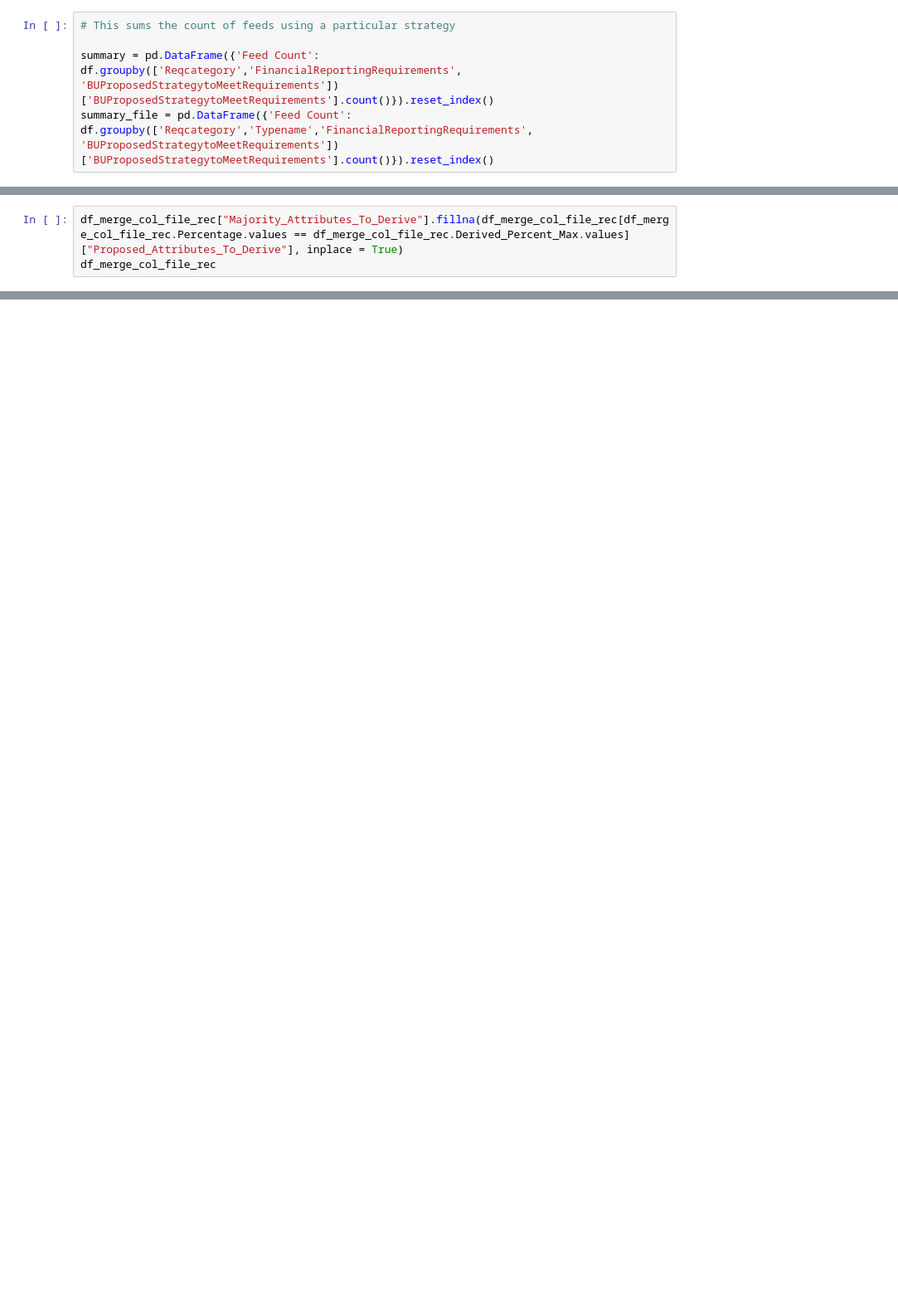
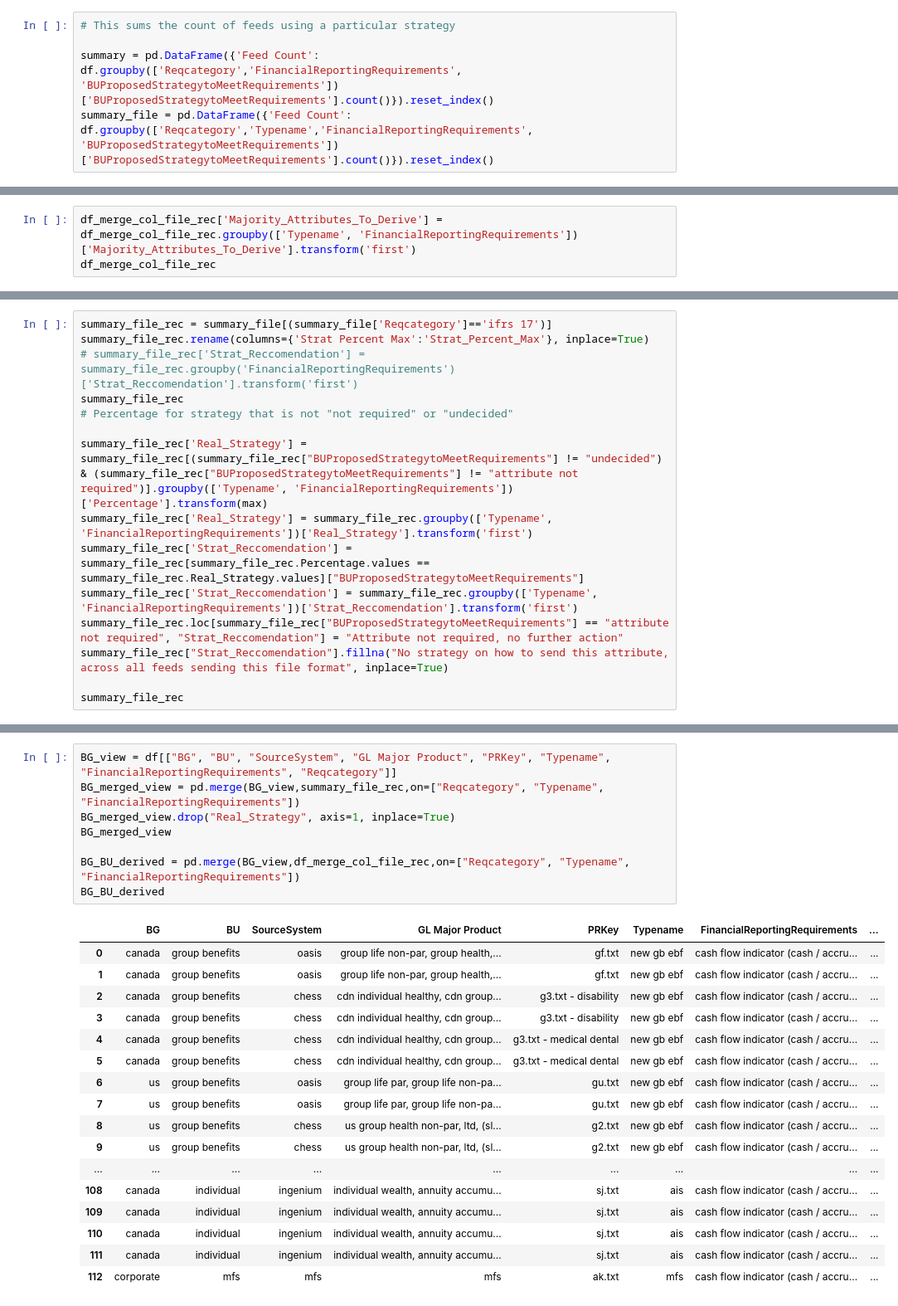
Before and after one commit to LycheeLisa/feedervariation, a Jupyter notebook: Final Script.ipynb, the cells around one changed output, grey strips where cells are left out. Shown at 83% size. Drawn from its saved outputs; the diff is of its cells as text; blank space fills up the shorter version.

```diff
--- a/Final Script.ipynb
+++ b/Final Script.ipynb
@@ -636,3 +646,0 @@ df_merge_col_file_rec
-# %%
-df_merge_col_file_rec["Majority_Attributes_To_Derive"].fillna(df_merge_col_file_rec[df_merge_col_file_rec.Percentage.values == df_merge_col_file_rec.Derived_Percent_Max.values]["Proposed_Attributes_To_Derive"], inplace = True)
-df_merge_col_file_rec
@@ -680,0 +647,3 @@ summary_file_rec
+# %%
+df_merge_col_file_rec['Majority_Attributes_To_Derive'] = df_merge_col_file_rec.groupby(['Typename', 'FinancialReportingRequirements'])['Majority_Attributes_To_Derive'].transform('first')
+df_merge_col_file_rec
@@ -680,0 +662,15 @@ summary_file_rec
+# %%
+summary_file_rec = summary_file[(summary_file['Reqcategory']=='ifrs 17')]
+summary_file_rec.rename(columns={'Strat Percent Max':'Strat_Percent_Max'}, inplace=True)
+# summary_file_rec['Strat_Reccomendation'] = summary_file_rec.groupby('FinancialReportingRequirements')['Strat_Reccomendation'].transform('first')
+summary_file_rec
+# Percentage for strategy that is not "not required" or "undecided"
+
+summary_file_rec['Real_Strategy'] = summary_file_rec[(summary_file_rec["BUProposedStrategytoMeetRequirements"] != "undecided") & (summary_file_rec["BUProposedStrategytoMeetRequirements"] != "attribute not required")].groupby(['Typename', 'FinancialReportingRequirements'])['Percentage'].transform(max)
+summary_file_rec['Real_Strategy'] = summary_file_rec.groupby(['Typename', 'FinancialReportingRequirements'])['Real_Strategy'].transform('first')
+summary_file_rec['Strat_Reccomendation'] = summary_file_rec[summary_file_rec.Percentage.values == summary_file_rec.Real_Strategy.values]["BUProposedStrategytoMeetRequirements"]
+summary_file_rec['Strat_Reccomendation'] = summary_file_rec.groupby(['Typename', 'FinancialReportingRequirements'])['Strat_Reccomendation'].transform('first')
+summary_file_rec.loc[summary_file_rec["BUProposedStrategytoMeetRequirements"] == "attribute not required", "Strat_Reccomendation"] = "Attribute not required, no further action"
+summary_file_rec["Strat_Reccomendation"].fillna("No strategy on how to send this attribute, across all feeds sending this file format", inplace=True)
+
+summary_file_rec
@@ -680,0 +696,26 @@ summary_file_rec
+# %%
+BG_view = df[["BG", "BU", "SourceSystem", "GL Major Product", "PRKey", "Typename", "FinancialReportingRequirements", "Reqcategory"]]
+BG_merged_view = pd.merge(BG_view,summary_file_rec,on=["Reqcategory", "Typename", "FinancialReportingRequirements"])
+BG_merged_view.drop("Real_Strategy", axis=1, inplace=True)
+BG_merged_view
+
+BG_BU_derived = pd.merge(BG_view,df_merge_col_file_rec,on=["Reqcategory", "Typename", "FinancialReportingRequirements"])
+BG_BU_derived
+# %% [output]
+|  | BG | BU | SourceSystem | GL Major Product | PRKey | Typename | FinancialReportingRequirements | ... |
+| 0 | canada | group benefits | oasis | group life non-par, group health,... | gf.txt | new gb ebf | cash flow indicator (cash / accru... | ... |
+| 1 | canada | group benefits | oasis | group life non-par, group health,... | gf.txt | new gb ebf | cash flow indicator (cash / accru... | ... |
+| 2 | canada | group benefits | chess | cdn individual healthy, cdn group... | g3.txt - disability | new gb ebf | cash flow indicator (cash / accru... | ... |
+| 3 | canada | group benefits | chess | cdn individual healthy, cdn group... | g3.txt - disability | new gb ebf | cash flow indicator (cash / accru... | ... |
+| 4 | canada | group benefits | chess | cdn individual healthy, cdn group... | g3.txt - medical dental | new gb ebf | cash flow indicator (cash / accru... | ... |
+| 5 | canada | group benefits | chess | cdn individual healthy, cdn group... | g3.txt - medical dental | new gb ebf | cash flow indicator (cash / accru... | ... |
+| 6 | us | group benefits | oasis | group life par, group life non-pa... | gu.txt | new gb ebf | cash flow indicator (cash / accru... | ... |
+| 7 | us | group benefits | oasis | group life par, group life non-pa... | gu.txt | new gb ebf | cash flow indicator (cash / accru... | ... |
+| 8 | us | group benefits | chess | us group health non-par, ltd, (sl... | g2.txt | new gb ebf | cash flow indicator (cash / accru... | ... |
+| 9 | us | group benefits | chess | us group health non-par, ltd, (sl... | g2.txt | new gb ebf | cash flow indicator (cash / accru... | ... |
+| ... | ... | ... | ... | ... | ... | ... | ... | ... |
+| 108 | canada | individual | ingenium | individual wealth, annuity accumu... | sj.txt | ais | cash flow indicator (cash / accru... | ... |
+| 109 | canada | individual | ingenium | individual wealth, annuity accumu... | sj.txt | ais | cash flow indicator (cash / accru... | ... |
+| 110 | canada | individual | ingenium | individual wealth, annuity accumu... | sj.txt | ais | cash flow indicator (cash / accru... | ... |
+| 111 | canada | individual | ingenium | individual wealth, annuity accumu... | sj.txt | ais | cash flow indicator (cash / accru... | ... |
+| 112 | corporate | mfs | mfs | mfs | ak.txt | mfs | cash flow indicator (cash / accru... | ... |
```
Also changed, not shown: parts of 59 cells of this notebook.
